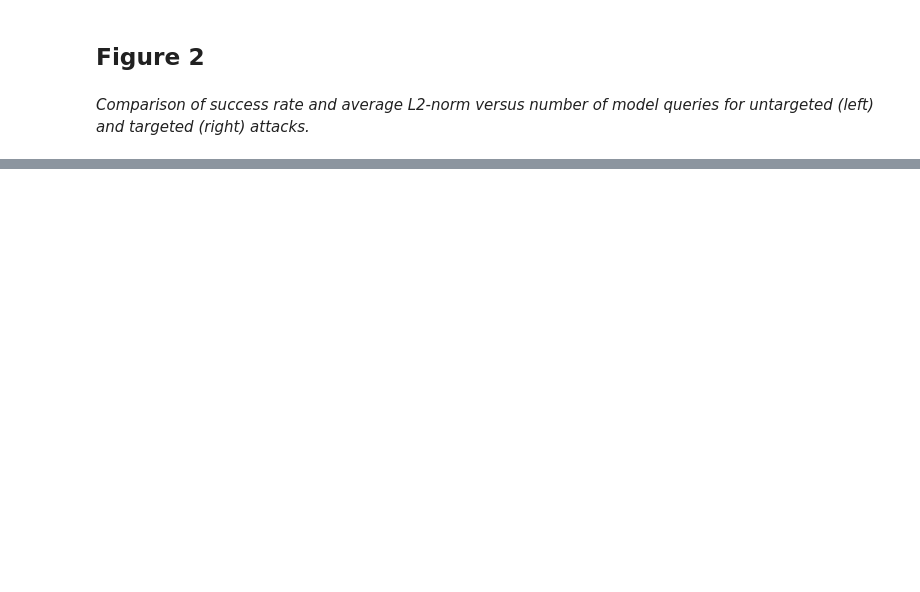
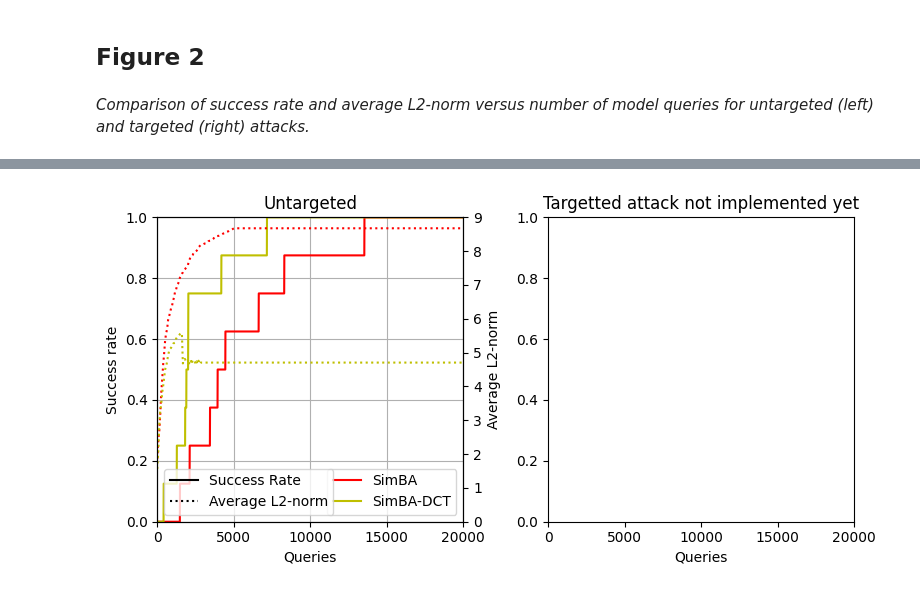
Before and after one commit to EricKolibacz/replicating-simple-blackbox-attack, a Jupyter notebook: simple_blackbox_attack.ipynb, the cells around one changed output, grey strips where cells are left out. Cells and saved outputs as stored; diff of their text form; code cells hidden in the pictures; blank space fills up the shorter version.

Commit message:
Add figure 2 to notebook

```diff
--- a/simple_blackbox_attack.ipynb
+++ b/simple_blackbox_attack.ipynb
@@ -99,7 +81,7 @@ Correct prediction! And high confidence! Proceeding with this image.
 # %% [markdown]
 Let's define the L2-budget we allow the attack.
 # %%
-BUDGET = 8.
+BUDGET = 8.0
 # %% [markdown]
 Let's define a simple basis.
 # %%
@@ -142,8 +115,10 @@ Clipping input data to the valid range for imshow with RGB data ([0..1] for floa
 # %% [markdown]
 ## DCT Basis
 # %%
-basis = DCTSearchVectors(image.size(), 1/8)
-was_successful, pertubation, steps, queries = simba(model, image, int(label), basis, step_size=BUDGET/50, budget=BUDGET)
+basis = DCTSearchVectors(image.size(), 1 / 8)
+_, pertubation, steps, queries, _ = simba(
+    model, image, int(label), basis, step_size=BUDGET / 50, budget=BUDGET
+)
 logits = model((image + pertubation).unsqueeze(0))
 probabilities = torch.nn.functional.softmax(logits[0], dim=0)
 probability, prediction = torch.topk(probabilities, 1)
@@ -186,7 +152,7 @@ while len(indices) < 1000:
     with torch.no_grad():
         logits = model(img.unsqueeze(0))
     probabilities = torch.nn.functional.softmax(logits[0], dim=0)
-    probs, predictions = torch.topk(probabilities, 3)
+    probs, predictions = torch.topk(probabilities, 1)
     if int(label) == predictions[0]:
         indices.append(sample_idx)
 # %% [markdown]
@@ -196,10 +162,7 @@ _Plot of the change in predicted class probability when a randomly picked basis
 # %%
 runs_per_epsilon = 32
 
-basis_cartesian = CartesianSearchVectors(image.size())
-basis_dct = DCTSearchVectors(image.size(), 1/8)
-
-epsilons = np.linspace(0,1,32)
+epsilons = np.linspace(0, 1, 32)
 
 results_cartesian = np.zeros((runs_per_epsilon, len(epsilons)))
 results_dct = np.zeros((runs_per_epsilon, len(epsilons)))
@@ -214,6 +177,10 @@ for i in range(runs_per_epsilon):
     probability, prediction = torch.topk(probabilities, 1)
     probability, prediction = probability[0], prediction[0]
 
+
+    basis_cartesian = CartesianSearchVectors(img.size())
+    basis_dct = DCTSearchVectors(img.size(), 1 / 8)
+
     cartesian_search_vector = basis_cartesian.get_random_vector().to(DEVICE)
     dct_search_vector = basis_dct.get_random_vector().to(DEVICE)
 
@@ -256,0 +281,34 @@ _Comparison of success rate and average L2-norm versus number of model queries f
+# %%
+figure = plt.figure(figsize=(8, 4))
+ax = figure.add_subplot(1, 2, 1)
+ax.grid("on")
+ax.plot(np.linspace(0, 20000, query_resolution), success_rate.sum(axis=0) / number_images, color="r", label="SimBA")
+ax.plot(np.linspace(0, 20000, query_resolution), success_rate_dct.sum(axis=0) / number_images, color="y", label="SimBA-DCT")
+plt.title("Untargeted")
+plt.xlabel("Queries")
+plt.xlim([0, 20000])
+plt.ylabel("Success rate")
+ax.set(ylim=[0, 1])
+
+ax.legend(loc='lower right')
+
+ax2 = ax.twinx()
+ax2.spines["right"].set_position(("axes", 1.0))
+
+ax2.set(ylim=[0, 9])
+ax2.plot(np.linspace(0, 20000, int(20000/64)), l2_norms[l2_norms.sum(axis=1) != 0].mean(axis=0), color="r", linestyle=":")
+ax2.plot(np.linspace(0, 20000, int(20000/64)), l2_norms_dct[l2_norms_dct.sum(axis=1) != 0].mean(axis=0), color="y", linestyle=":")
+ax2.plot(0, 0, color="k", label="Success Rate")
+ax2.plot(0, 0, color="k", label="Average L2-norm", linestyle=":")
+plt.ylabel("Average L2-norm")
+
+ax2.legend()
+
+ax = figure.add_subplot(1, 2, 2)
+plt.title("Targetted attack not implemented yet")
+plt.xlabel("Queries")
+plt.xlim([0, 20000])
+plt.tight_layout()
+plt.show()
+# %% [output]
+[figure, added]
```
Also changed, not shown: parts of 8 cells of this notebook.
